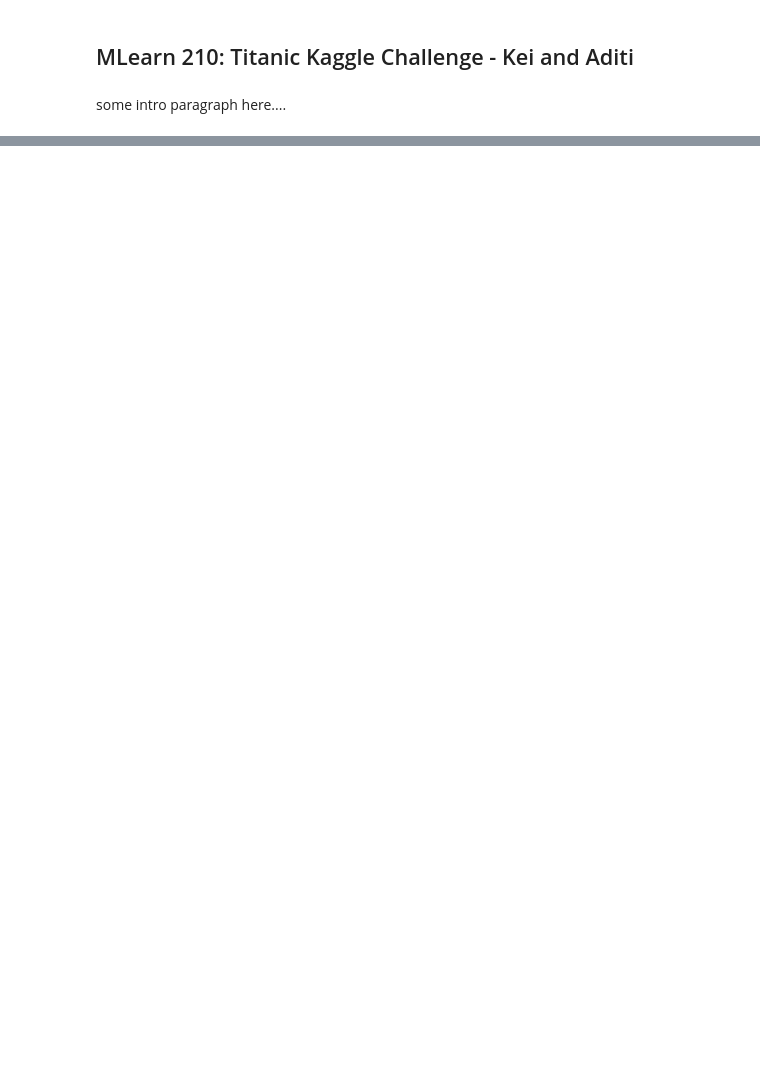
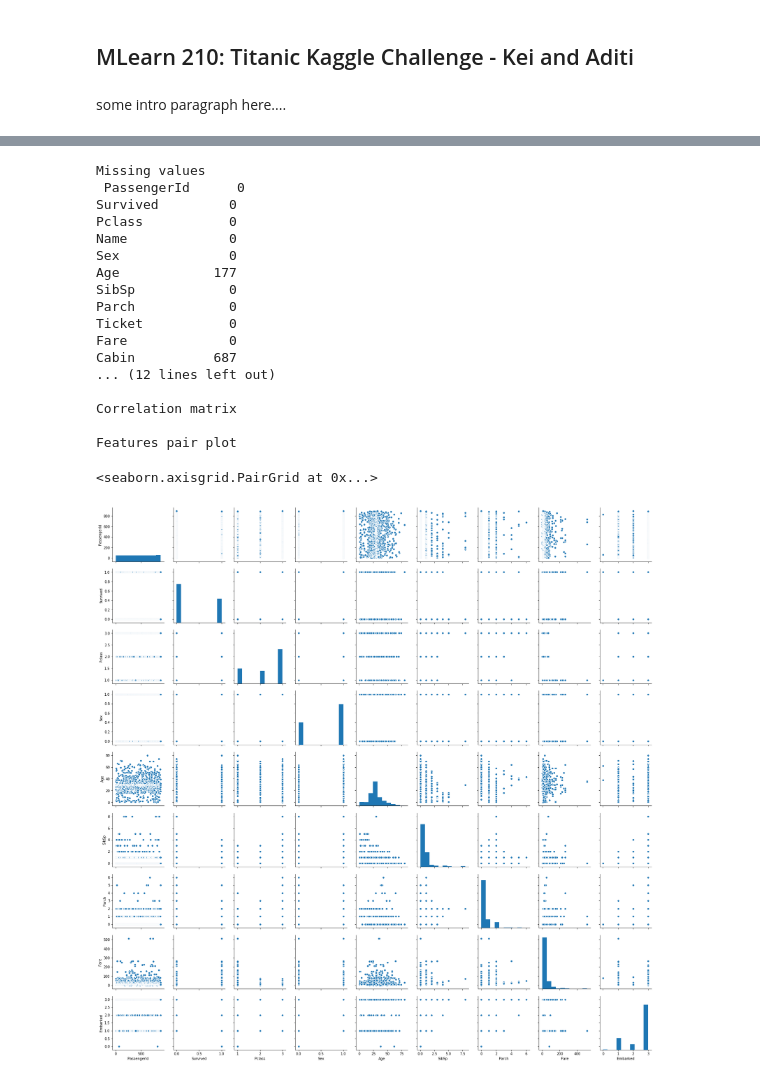
Before and after one commit to ckeisato/kaggle-titanic, a Jupyter notebook: index.ipynb, the cells around one changed output, grey strips where cells are left out. Drawn from its saved outputs; the diff is of its cells as text; code cells hidden in the pictures; blank space fills up the shorter version.

Commit message:
Clean data, add correlation matrix

```diff
--- a/index.ipynb
+++ b/index.ipynb
@@ -48,0 +25,47 @@ Features pair plot
+# %%
+import numpy as np
+from sklearn import preprocessing
+
+def printLabelEncoding(title, labels):
+    print(title)
+    for index, item in enumerate(labels):
+        print(str(index) + ": " + item)
+
+featuresPlot = train.copy()
+print("Missing values\n", featuresPlot.isnull().sum())
+
+# replace nan values for age with the mean value
+featuresPlot["Age"] = featuresPlot.loc[:, "Age"].replace(np.nan, featuresPlot.loc[:, "Age"].mean())
+featuresPlot["Embarked"] = featuresPlot.loc[:, "Embarked"].replace(np.nan, "?")
+
+# encode string data - sex and embarked
+le = preprocessing.LabelEncoder()
+le.fit(featuresPlot["Sex"])
+featuresPlot["Sex"] = le.transform(featuresPlot.loc[:, "Sex"].values)
+printLabelEncoding("\nEncoding for Sex", list(le.classes_))
+
+le.fit(featuresPlot["Embarked"])
+featuresPlot["Embarked"] = le.transform(featuresPlot.loc[:, "Embarked"].values)
+printLabelEncoding("\nEncoding for Embarked", list(le.classes_))
+
+featuresPlot.head(20)
+# %% [output]
+Missing values
+ PassengerId      0
+Survived         0
+Pclass           0
+Name             0
+Sex              0
+Age            177
+SibSp            0
+Parch            0
+Ticket           0
+Fare             0
+Cabin          687
+... (12 lines left out)
+
+Correlation matrix
+
+Features pair plot
+<seaborn.axisgrid.PairGrid at 0x...>
+[figure, added]
```
Also changed, not shown: parts of 4 cells of this notebook.
